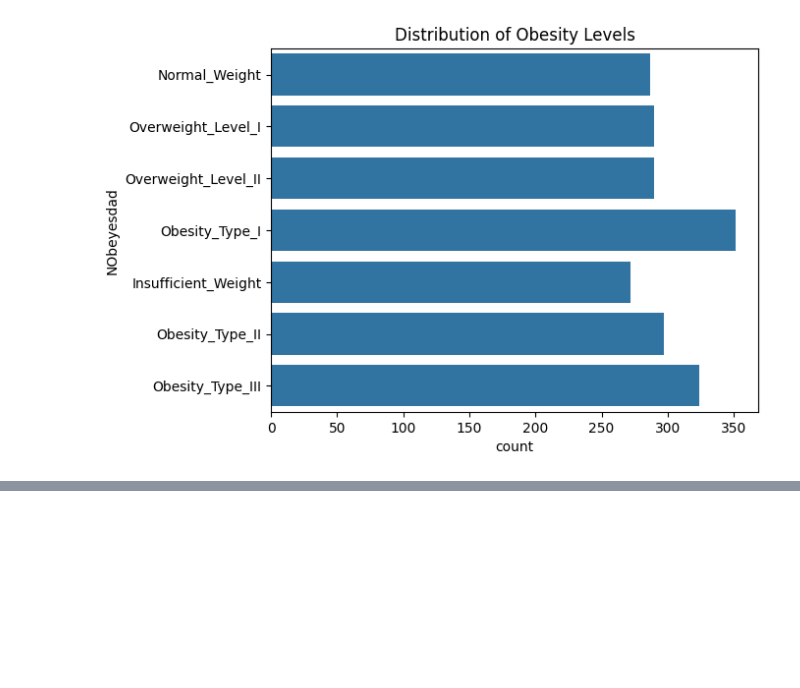
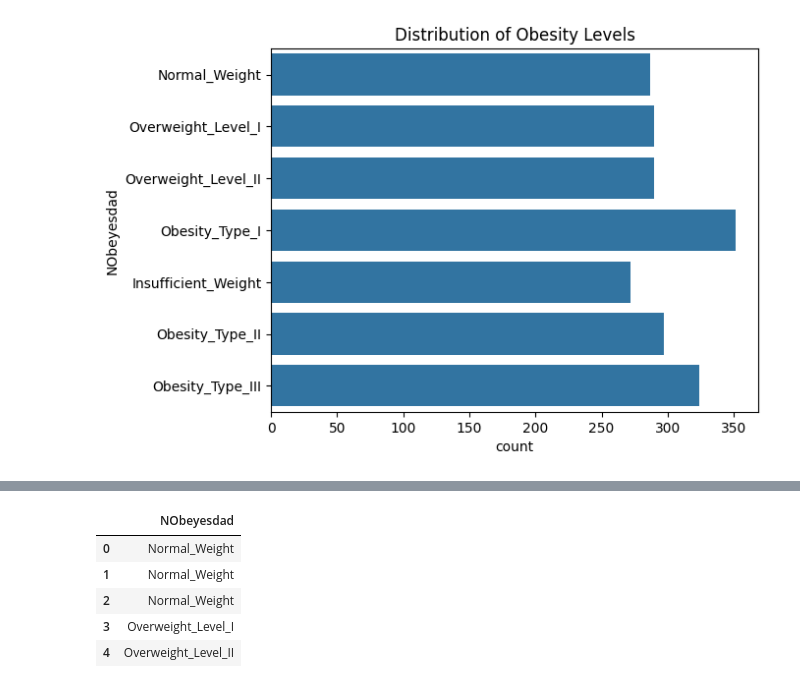
Before and after one commit to joneshshrestha/machine-learning-python, a Jupyter notebook: Classification/obesity-risk-prediction/obesity-risk-prediction.ipynb, the cells around one changed output, grey strips where cells are left out. Saved outputs shown, nothing was run; the diff lists cells and outputs as text; code cells hidden in the pictures; blank space fills up the shorter version.

```diff
--- a/Classification/obesity-risk-prediction/obesity-risk-prediction.ipynb
+++ b/Classification/obesity-risk-prediction/obesity-risk-prediction.ipynb
@@ -55,0 +90,13 @@ max      61.000000     1.980000  ...     3.000000     2.000000
+# %%
+# now combining both standardized_vectors_df and encoded_vectors_df
+input_data = pd.concat([standardized_vectors_df, encoded_vectors_df], axis=1)
+input_data.head()
+target_data = df[['NObeyesdad']].copy()
+target_data.head()
+# %% [output]
+|  | NObeyesdad |
+| 0 | Normal_Weight |
+| 1 | Normal_Weight |
+| 2 | Normal_Weight |
+| 3 | Overweight_Level_I |
+| 4 | Overweight_Level_II |
```
Also changed, not shown: parts of 10 cells of this notebook, 1 other file.
